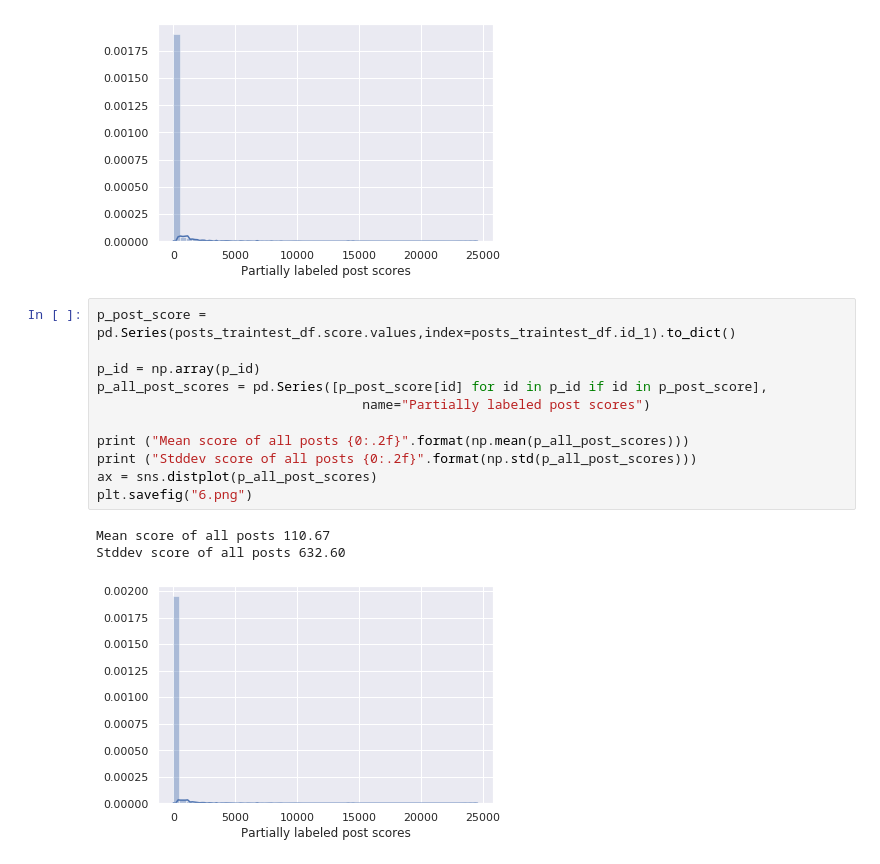
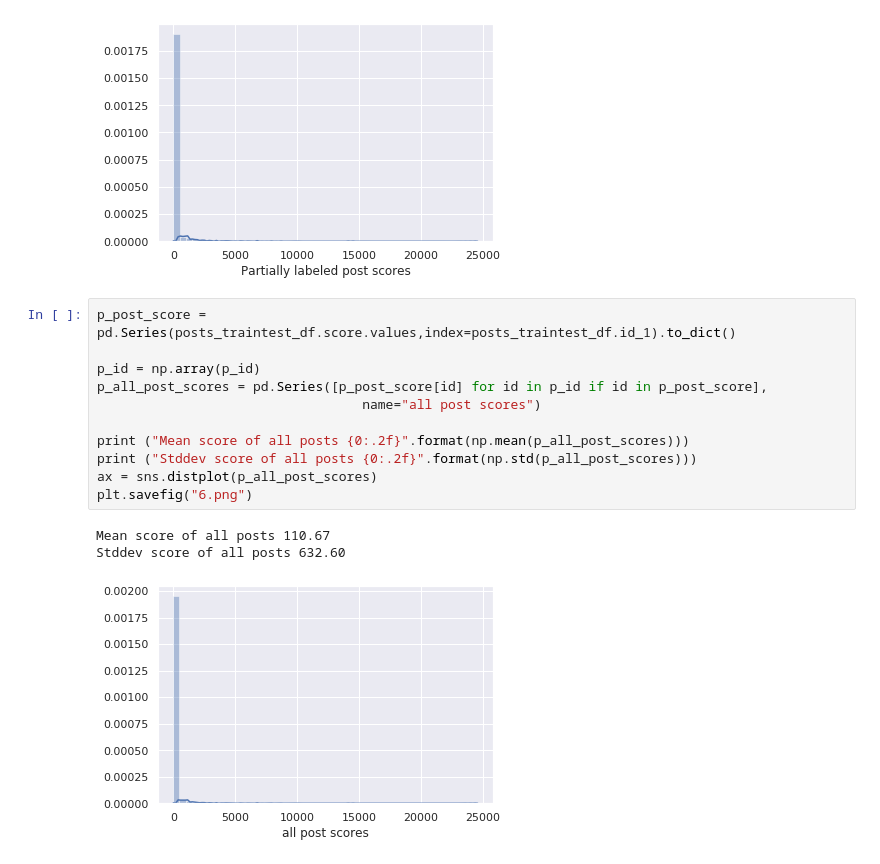
Before and after one commit to chandan047/reddit-affective-content, a Jupyter notebook: Data Visualization.ipynb, the cells around one changed output. Drawn from its saved outputs; the diff is of its cells as text.

Commit message:
add plots

```diff
--- a/Data Visualization.ipynb
+++ b/Data Visualization.ipynb
@@ -483,15 +484,15 @@ Stddev score of partially labeled post 784.97
 # %%
 p_post_score = pd.Series(posts_traintest_df.score.values,index=posts_traintest_df.id_1).to_dict()
 
 p_id = np.array(p_id)
 p_all_post_scores = pd.Series([p_post_score[id] for id in p_id if id in p_post_score],
-                                  name="Partially labeled post scores")
+                                  name="all post scores")
 
 print ("Mean score of all posts {0:.2f}".format(np.mean(p_all_post_scores)))
 print ("Stddev score of all posts {0:.2f}".format(np.std(p_all_post_scores)))
 ax = sns.distplot(p_all_post_scores)
 plt.savefig("6.png")
 # %% [output]
 Mean score of all posts 110.67
 Stddev score of all posts 632.60
-[figure, old version]
+[figure, new version]
```
Also changed, not shown: parts of 1 cell of this notebook, 1 other file.
